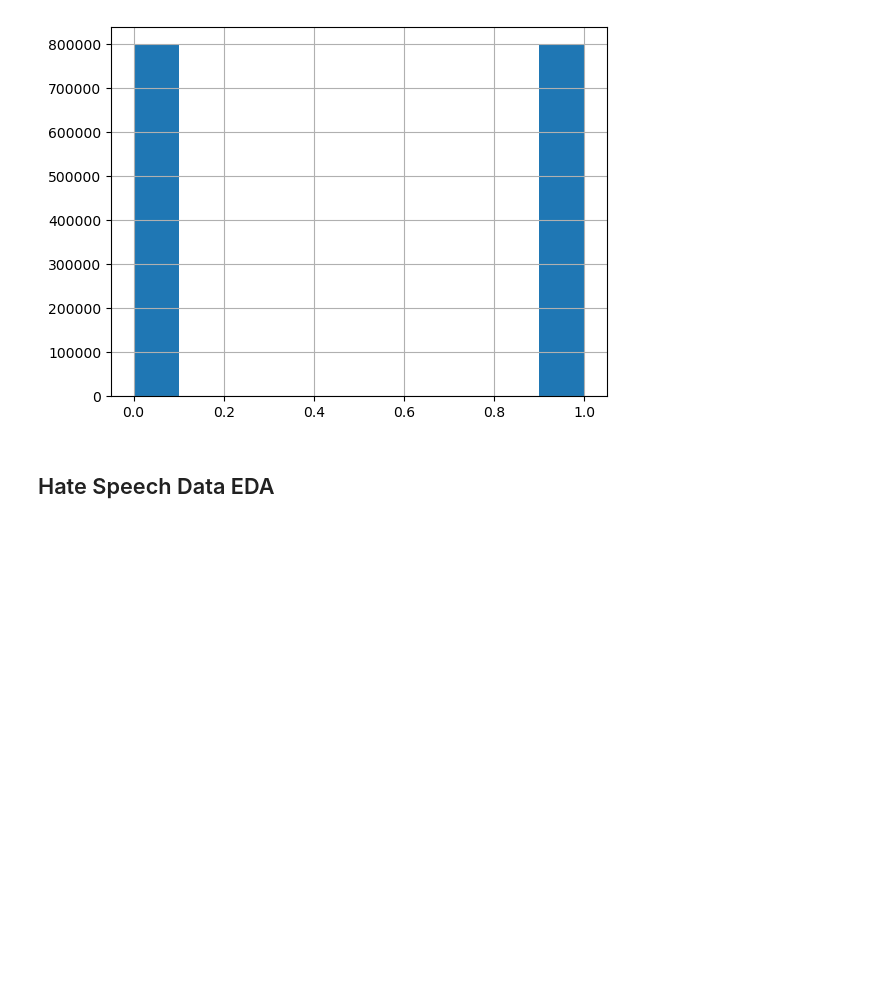
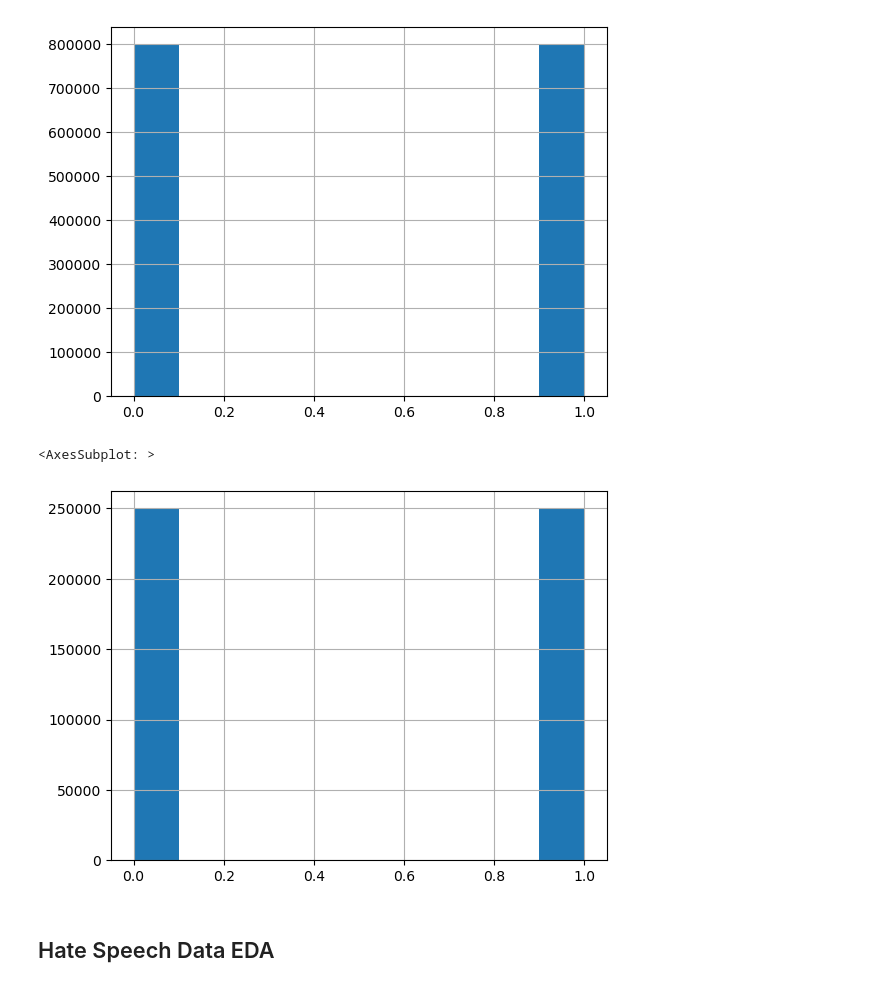
Before and after one commit to milevavantuyl/twitter_sentiment_analysis, a Jupyter notebook: Preprocessing.ipynb, the cells around one changed output. Cells and saved outputs as stored; diff of their text form; code cells hidden in the pictures; blank space fills up the shorter version.

```diff
--- a/Preprocessing.ipynb
+++ b/Preprocessing.ipynb
@@ -66,9 +63,12 @@ df_sentiment['target'].hist()
 <AxesSubplot: >
 [figure]
 # %%
-# # For testing purposes, get a sample of the data
-# df_sentiment=df_sentiment.sample(500000)
-# df_sentiment['target'].hist()
+# For testing purposes, get a sample of the data
+df_sentiment=df_sentiment.sample(500000)
+df_sentiment['target'].hist()
+# %% [output]
+<AxesSubplot: >
+[figure, added]
 # %% [markdown]
 ## Hate Speech Data EDA
 # %%
```
Also changed, not shown: parts of 39 cells of this notebook.
